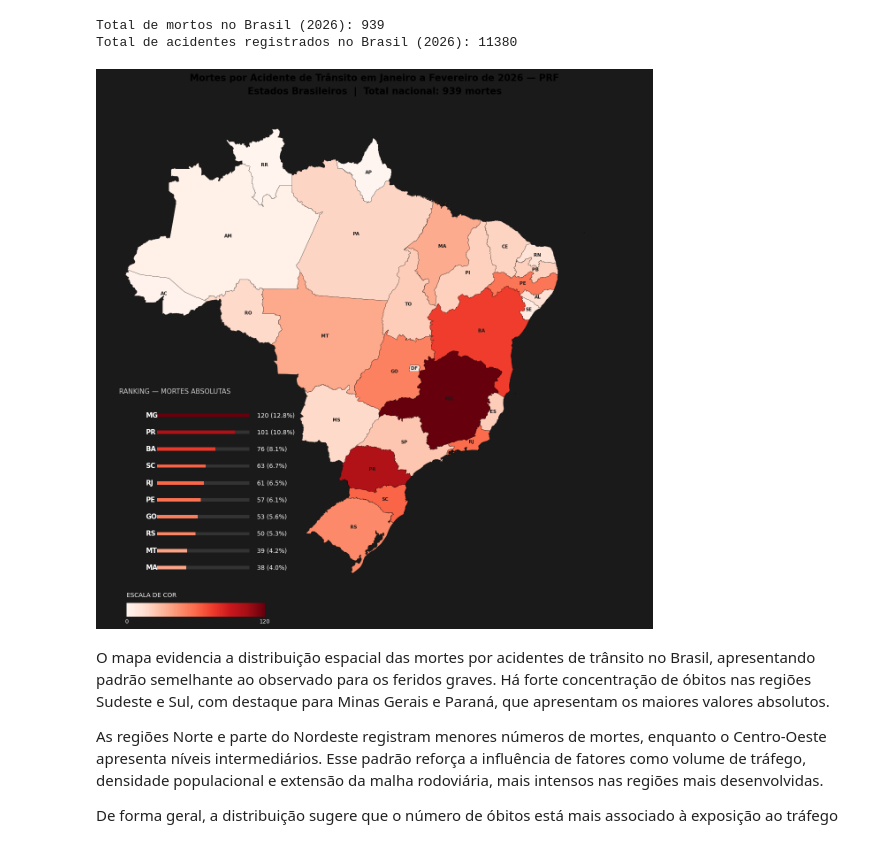
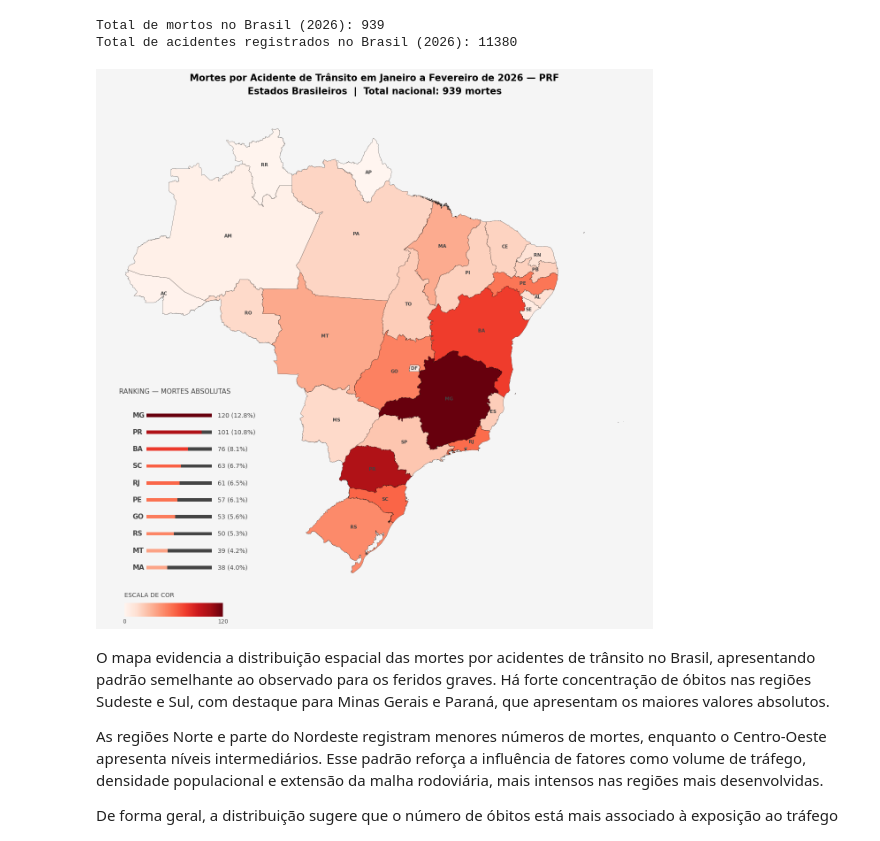
Before and after one commit to Fabiano01EST/traffic-accidents-brazil-analysis, a Jupyter notebook: mapas.ipynb, the cells around one changed output. Cells and saved outputs as stored; diff of their text form; code cells hidden in the pictures.

```diff
--- a/mapas.ipynb
+++ b/mapas.ipynb
@@ -153,7 +153,6 @@ from matplotlib.patches import FancyArrowPatch
 f, ax = plt.subplots()
 f.set_size_inches(16, 16)
 f.patch.set_facecolor("#F5F5F5")
-ax.set_facecolor("#E8EEF4")
 
 # --- 2. MAPA COROPLÉTICO ------------------------------------------------------
 br_uf_d.plot(
@@ -172,7 +171,7 @@ for idx, row in br_uf_d.iterrows():
     y = row.geometry.centroid.y
     sigla = row.get("SIGLA_UF") or row.get("abbrev_state") or row.get("UF", "")
     ax.annotate(text=sigla, xy=(x, y), ha='center', va='center',
-                fontsize=7.5, fontweight='bold', color='#1a1a1a', zorder=5)
+                fontsize=7.5, fontweight='bold', color="#444444", zorder=5)
 
 # --- 4. TÍTULO PRINCIPAL E SUBTÍTULO ------------------------------------------
 total_mortes = int(br_uf_d["Total_Mortos"].sum())
@@ -185,9 +184,9 @@ ax.set_axis_off()
 
 # --- 5.5 RANKING E ESCALA DE CORES (ESTILO INFOGRÁFICO) ------------------------
 # Criando um eixo dedicado para o conjunto ranking + escala
-ax_ranking = inset_axes(ax, width="28%", height="35%", loc='lower left', borderpad=3)
-ax_ranking.set_facecolor("#1a1a1a") # Fundo escuro conforme a imagem enviada
-f.set_facecolor("#1a1a1a")          # Ajustando o fundo da figura para combinar
+ax_ranking = inset_axes(ax, width="20%", height="35%", loc='lower left', borderpad=3)
+#ax_ranking.set_facecolor("#1a1a1a") # Fundo escuro conforme a imagem enviada
+#f.set_facecolor("#3D3B3B")          # Ajustando o fundo da figura para combinar
 
 # Dados do Top 10
 top10 = br_uf_d.nlargest(10, 'Total_Mortos').sort_values('Total_Mortos', ascending=True)
@@ -195,42 +194,42 @@ y_pos = range(len(top10))
 
 # 1. Desenhar as barras finas (estilo progresso)
 # Fundo da barra (cinza escuro)
-ax_ranking.barh(y_pos, [top10['Total_Mortos'].max()]*10, color='#333333', height=0.2)
+ax_ranking.barh(y_pos, [top10['Total_Mortos'].max()]*10, color="#444444", height=0.2)
 # Barra de progresso (gradiente Reds)
 colors = [plt.cm.Reds(val/top10['Total_Mortos'].max()) for val in top10['Total_Mortos']]
 ax_ranking.barh(y_pos, top10['Total_Mortos'], color=colors, height=0.2)
 
 # 2. Adicionar Textos (Ranking, Sigla e Valor)
 for i, (idx, row) in enumerate(top10.iterrows()):
     # Posição (ex: 1, 2, 3...)
     #ax_ranking.text(-40, i, f"{100-i}", color='#888888', va='center', fontsize=10)
     # Sigla do Estado
-    ax_ranking.text(-15, i, row['abbrev_state'], color='white', va='center', fontweight='bold', fontsize=11)
+    ax_ranking.text(-25, i, row['abbrev_state'], color="#444444", va='center', fontweight='bold', fontsize=11)
     # Valor Absoluto
     # Uma única linha que junta o valor e o percentual
-    ax_ranking.text(top10['Total_Mortos'].max() + 10, i, f"{int(row['Total_Mortos'])} ({ (row['Total_Mortos']/total_mortes)*100:.1f}%)", color='white', va='center', fontsize=10)
+    ax_ranking.text(top10['Total_Mortos'].max() + 10, i, f"{int(row['Total_Mortos'])} ({ (row['Total_Mortos']/total_mortes)*100:.1f}%)", color="#444444", va='center', fontsize=10)
 
 # 3. Escala de Cor (Gradiente Inferior)
 # Criar um pequeno eixo dentro do eixo de ranking para o gradiente
 ax_gradient = inset_axes(ax_ranking, width="90%", height="8%", loc='lower center', bbox_to_anchor=(0, -0.25, 1, 1), bbox_transform=ax_ranking.transAxes)
 
 import matplotlib as mpl
 norm = mpl.colors.Normalize(vmin=0, vmax=top10['Total_Mortos'].max())
 cb_grad = mpl.colorbar.ColorbarBase(ax_gradient, cmap=plt.cm.Reds, norm=norm, orientation='horizontal')
 cb_grad.outline.set_visible(False)
-ax_gradient.set_title("ESCALA DE COR", color='white', fontsize=10, loc='left', pad=10)
+ax_gradient.set_title("ESCALA DE COR", color= "#444444", fontsize=10, loc='left', pad=10)
 ax_gradient.set_xticks([0, top10['Total_Mortos'].max()])
-ax_gradient.set_xticklabels(['0', f"{int(top10['Total_Mortos'].max())}"], color='white', fontsize=9)
+ax_gradient.set_xticklabels(['0', f"{int(top10['Total_Mortos'].max())}"], color="#444444", fontsize=9)
 ax_gradient.tick_params(size=0)
 ax_ranking.set_xticks([]) # Remove valores do eixo X para limpar o visual
 
 # Limpeza estética do ranking
-ax_ranking.set_title("RANKING — MORTES ABSOLUTAS", color='#cccccc', fontsize=11, pad=20, loc='left')
+ax_ranking.set_title("RANKING — MORTES ABSOLUTAS", color="#444444", fontsize=11, pad=20, loc='left')
 ax_ranking.set_xlim(-50, top10['Total_Mortos'].max() + 30)
 ax_ranking.axis('off')
 plt.show()
 # %% [output]
-[figure, old version]
+[figure, new version]
 # %% [markdown]
 O mapa evidencia a distribuição espacial das mortes por acidentes de trânsito no Brasil, apresentando padrão semelhante ao observado para os feridos graves. Há forte concentração de óbitos nas regiões Sudeste e Sul, com destaque para Minas Gerais e Paraná, que apresentam os maiores valores absolutos.
 
```
Also changed, not shown: parts of 8 cells of this notebook.
